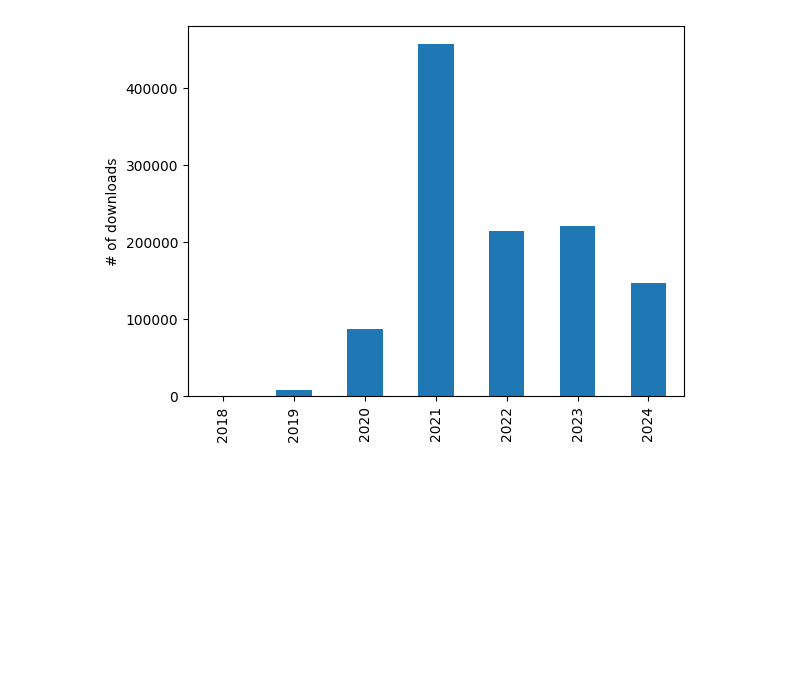
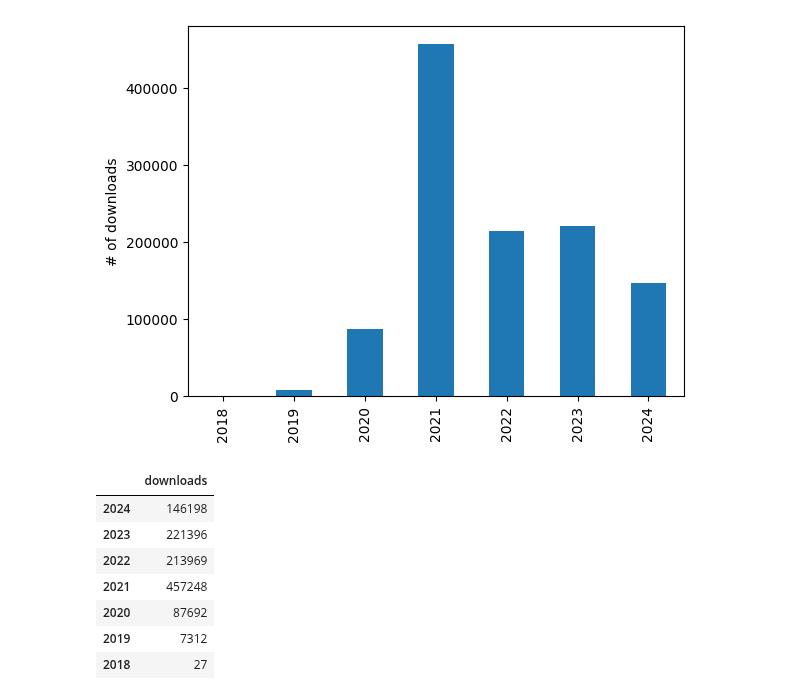
Before and after one commit to MathewBiddle/sandbox, a Jupyter notebook: notebooks/MBON_OBIS_statistics.ipynb, the cells around one changed output. Saved outputs shown, nothing was run; the diff lists cells and outputs as text; code cells hidden in the pictures; blank space fills up the shorter version.

```diff
--- a/notebooks/MBON_OBIS_statistics.ipynb
+++ b/notebooks/MBON_OBIS_statistics.ipynb
@@ -181,3 +178,18 @@ df_downloads_out.T[::-1].plot(kind="bar",legend=False,ylabel='# of downloads')
 # %% [output]
 <Axes: ylabel='# of downloads'>
 [figure]
+# %%
+df_out = df_downloads_out.T
+
+df_out.rename(columns={0:'downloads'}, inplace=True)
+# %%
+df_out
+# %% [output]
+|  | downloads |
+| 2024 | 146198 |
+| 2023 | 221396 |
+| 2022 | 213969 |
+| 2021 | 457248 |
+| 2020 | 87692 |
+| 2019 | 7312 |
+| 2018 | 27 |
```
Also changed, not shown: parts of 3 cells of this notebook.
